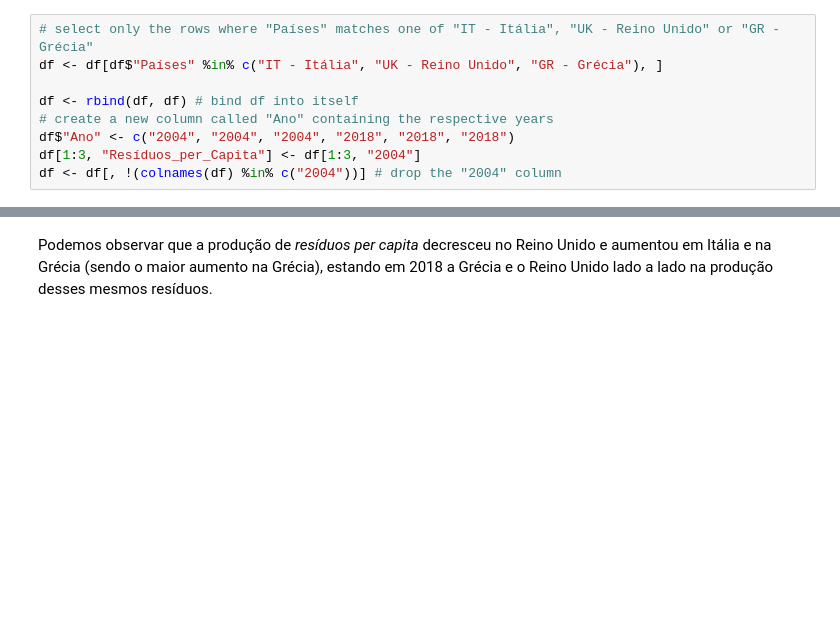
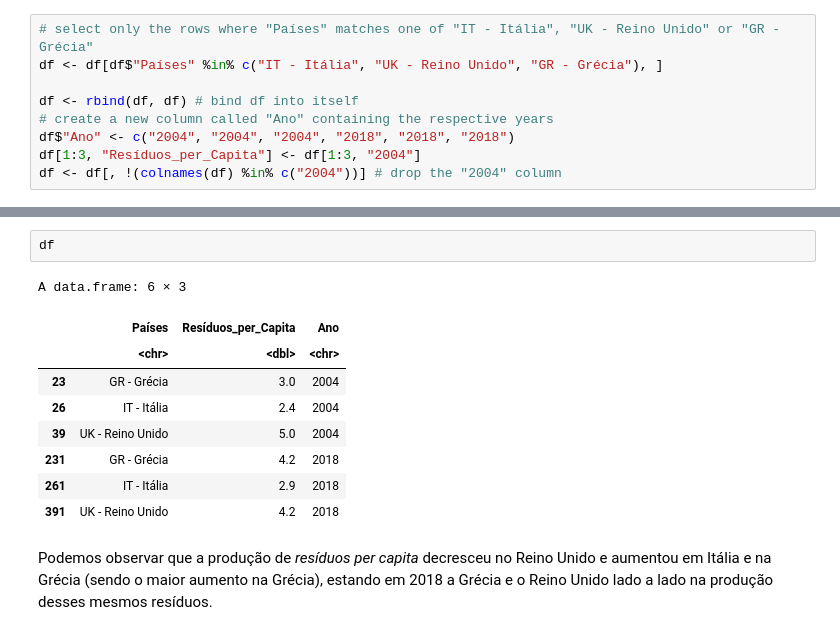
Before and after one commit to randomicecube/statistics-project-r, a Jupyter notebook: exercise-1.ipynb, the cells around one changed output, grey strips where cells are left out. Saved outputs shown, nothing was run; the diff lists cells and outputs as text; blank space fills up the shorter version.

```diff
--- a/exercise-1.ipynb
+++ b/exercise-1.ipynb
@@ -36,3 +36,15 @@ ggplot(df, aes(x = Países, y = Resíduos_per_Capita, fill = Ano)) +
+# %%
+df
+# %% [output]
+A data.frame: 6 × 3
+|  | Países | Resíduos_per_Capita | Ano |
+|  | <chr> | <dbl> | <chr> |
+| 23 | GR - Grécia | 3.0 | 2004 |
+| 26 | IT - Itália | 2.4 | 2004 |
+| 39 | UK - Reino Unido | 5.0 | 2004 |
+| 231 | GR - Grécia | 4.2 | 2018 |
+| 261 | IT - Itália | 2.9 | 2018 |
+| 391 | UK - Reino Unido | 4.2 | 2018 |
 # %% [markdown]
 Podemos observar que a produção de _resíduos per capita_ decresceu no Reino Unido e aumentou em Itália e na Grécia (sendo o maior aumento na Grécia), estando em 2018 a Grécia e o Reino Unido lado a lado na produção desses mesmos resíduos.
 # %% [markdown]
```
Also changed, not shown: parts of 1 cell of this notebook, 5 other files.
